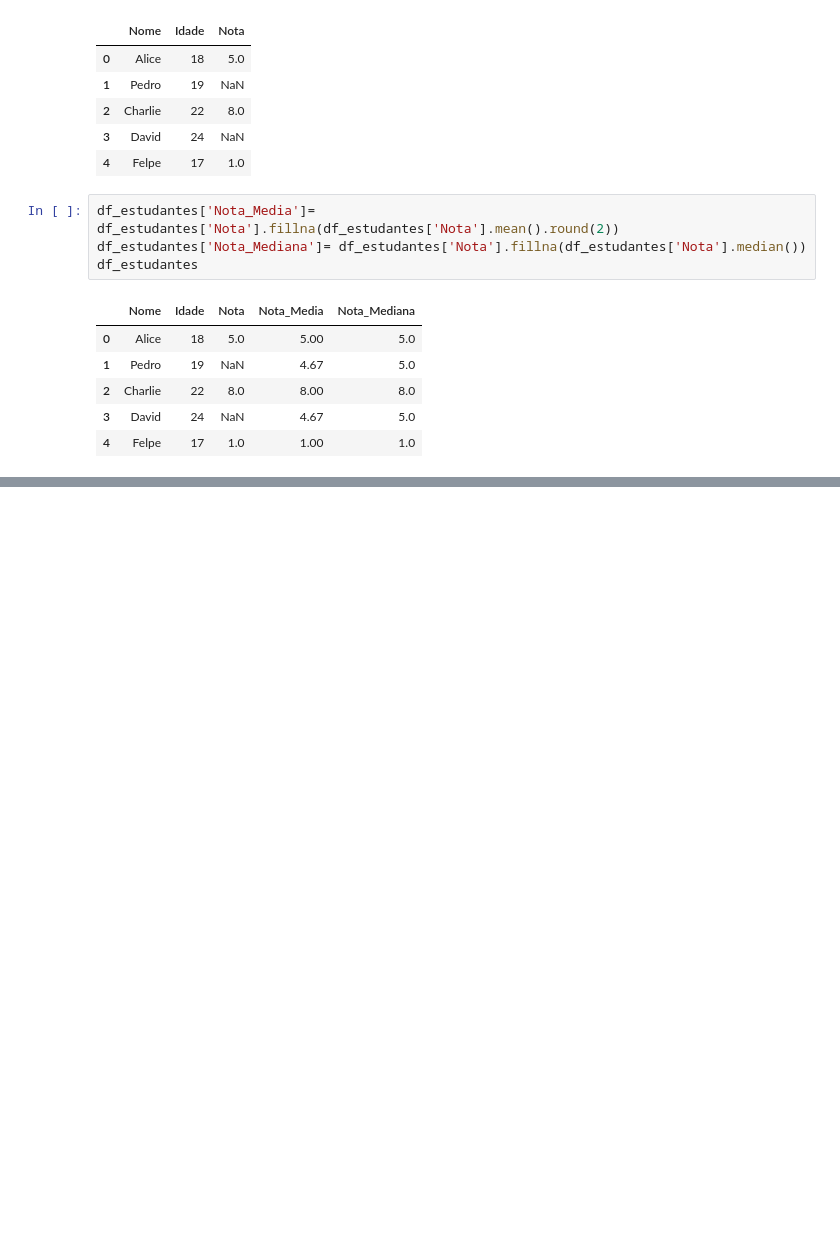
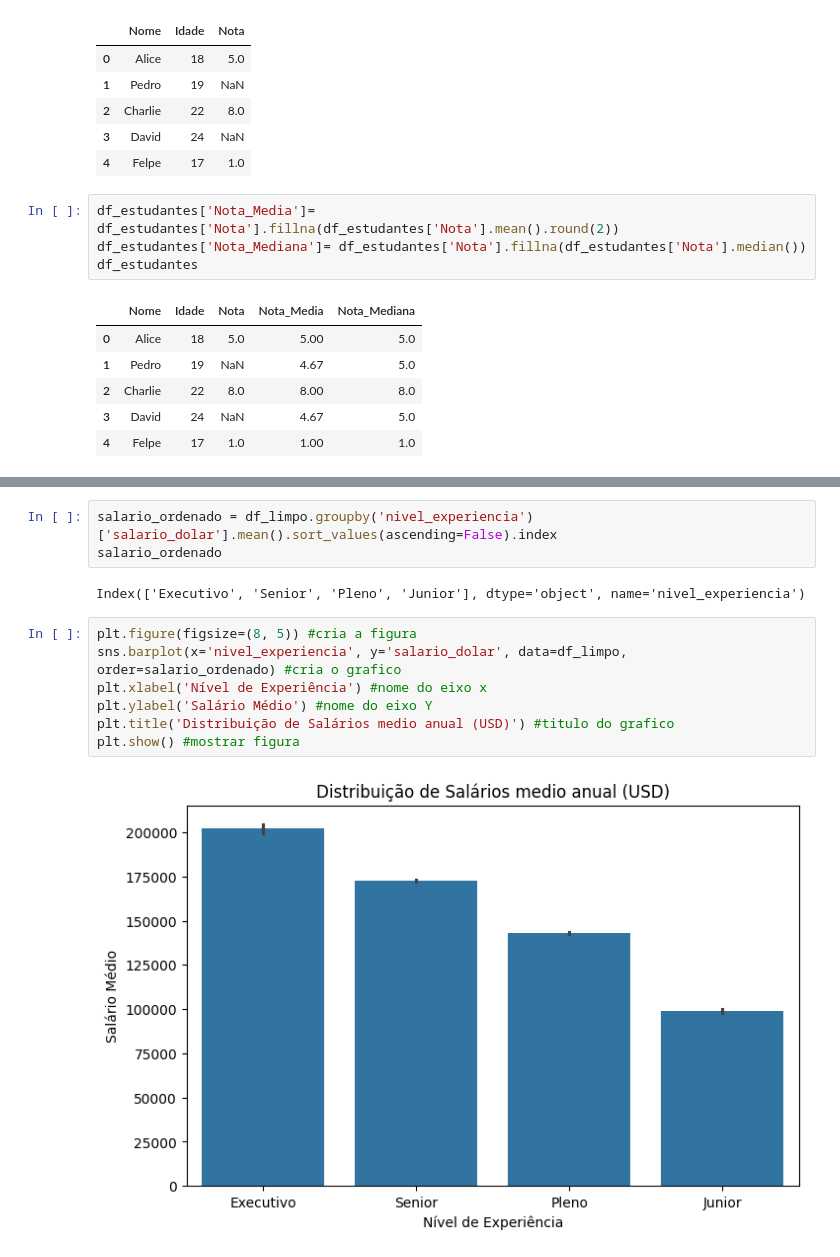
Before and after one commit to cauancalmeida/Portefolio, a Jupyter notebook: Imersão_Alura.ipynb, the cells around one changed output, grey strips where cells are left out. Drawn from its saved outputs; the diff is of its cells as text; blank space fills up the shorter version.

```diff
--- a/Imersão_Alura.ipynb
+++ b/Imersão_Alura.ipynb
@@ -531,0 +574,14 @@ df_estudantes
+# %%
+salario_ordenado = df_limpo.groupby('nivel_experiencia')['salario_dolar'].mean().sort_values(ascending=False).index
+salario_ordenado
+# %% [output]
+Index(['Executivo', 'Senior', 'Pleno', 'Junior'], dtype='object', name='nivel_experiencia')
+# %%
+plt.figure(figsize=(8, 5)) #cria a figura
+sns.barplot(x='nivel_experiencia', y='salario_dolar', data=df_limpo, order=salario_ordenado) #cria o grafico
+plt.xlabel('Nível de Experiência') #nome do eixo x
+plt.ylabel('Salário Médio') #nome do eixo Y
+plt.title('Distribuição de Salários medio anual (USD)') #titulo do grafico
+plt.show() #mostrar figura
+# %% [output]
+[figure, added]
```
Also changed, not shown: parts of 19 cells of this notebook.
